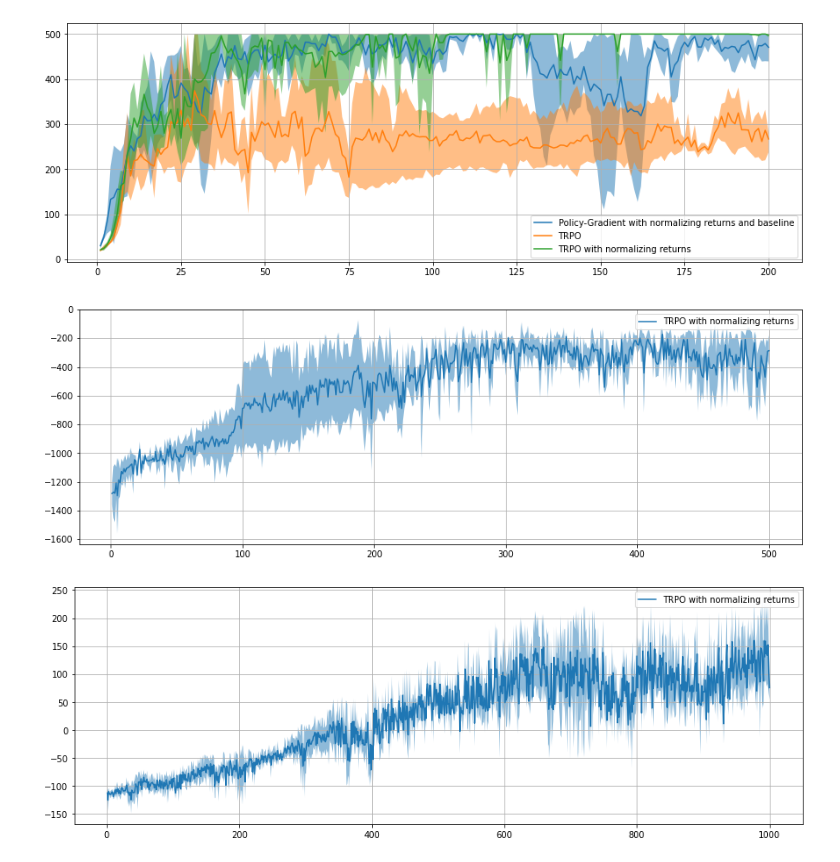
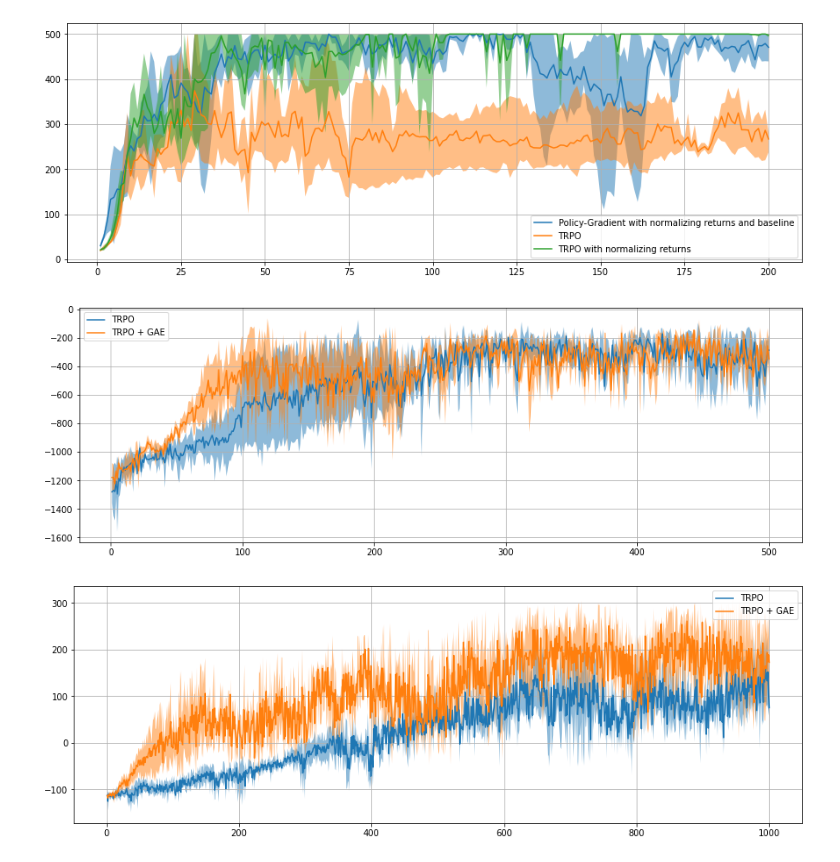
Before and after one commit to hcnoh/rl-collection-pytorch, a Jupyter notebook: results.ipynb, the cells around one changed output. Cells and saved outputs as stored; diff of their text form; code cells hidden in the pictures.

```diff
--- a/results.ipynb
+++ b/results.ipynb
@@ -151,8 +185,12 @@ plt.show()
 # %%
 ckpt_path_list = [
     ".ckpts/trpo/Pendulum-v0-0/",
+    ".ckpts/gae/Pendulum-v0-0/",
 ]
-label_list = ["TRPO with normalizing returns"]
+label_list = [
+    "TRPO",
+    "TRPO + GAE"
+]
 
 plt.figure(figsize=[15, 5], facecolor="white")
 for i, ckpt_path in enumerate(ckpt_path_list):
@@ -175,32 +213,36 @@ plt.grid()
 plt.legend(loc='best')
 plt.show()
 # %% [output]
-[figure, old version]
+[figure, new version]
 # %%
 ckpt_path_list = [
     ".ckpts/trpo/BipedalWalker-v3-0/",
+    ".ckpts/gae/BipedalWalker-v3-0/",
 ]
-label_list = ["TRPO with normalizing returns"]
+label_list = [
+    "TRPO",
+    "TRPO + GAE"
+]
 
 plt.figure(figsize=[15, 5], facecolor="white")
 for i, ckpt_path in enumerate(ckpt_path_list):
     results = []
     for j in range(3):
         with open(ckpt_path + "results_%i.pkl" % j, "rb") as f:
             results.append(pickle.load(f))
 
     results = np.array(results)
 
     plt.plot(range(1, results.shape[1] + 1), np.mean(results, axis=0), label=label_list[i])
     plt.fill_between(
         range(1, results.shape[1] + 1),
         np.mean(results, axis=0) - np.std(results, axis=0),
         np.mean(results, axis=0) + np.std(results, axis=0),
         alpha=.5
     )
 
 plt.grid()
 plt.legend(loc='best')
 plt.show()
 # %% [output]
-[figure, old version]
+[figure, new version]
```
Also changed, not shown: parts of 1 cell of this notebook, 9 other files.
